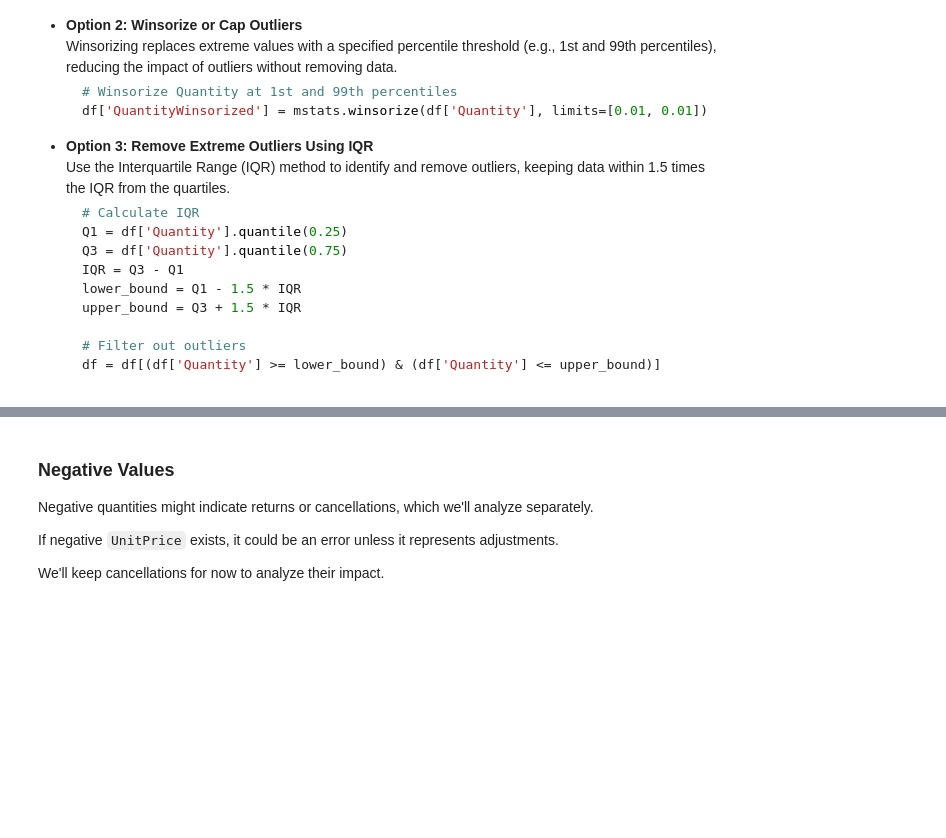
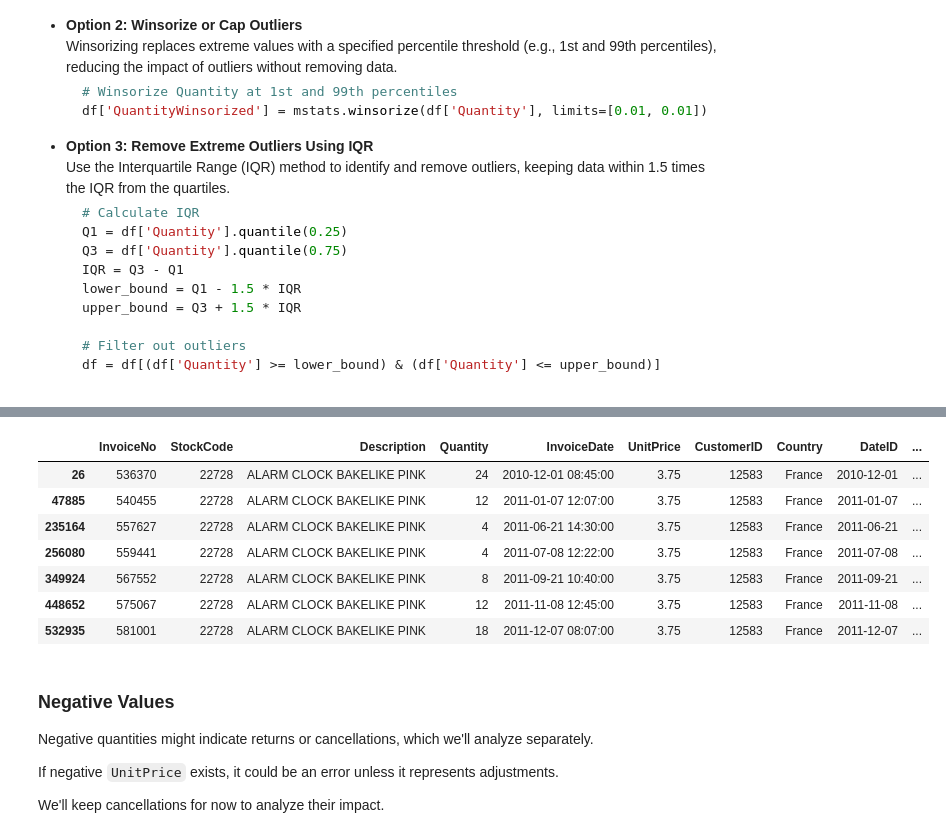
Before and after one commit to nbembi/AA_500_USD_Group9_CustomerSegmentation, a Jupyter notebook: 01_EDA.ipynb, the cells around one changed output, grey strips where cells are left out. Saved outputs shown, nothing was run; the diff lists cells and outputs as text; code cells hidden in the pictures; blank space fills up the shorter version.

```diff
--- a/01_EDA.ipynb
+++ b/01_EDA.ipynb
@@ -196,3 +263,14 @@ To address outliers, we can follow several approaches:
+# %%
+outlier_df[(outlier_df["CustomerID"]=="12583")&(outlier_df["StockCode"]=="22728")]
+# %% [output]
+|  | InvoiceNo | StockCode | Description | Quantity | InvoiceDate | UnitPrice | CustomerID | Country | DateID | ... |
+| 26 | 536370 | 22728 | ALARM CLOCK BAKELIKE PINK | 24 | 2010-12-01 08:45:00 | 3.75 | 12583 | France | 2010-12-01 | ... |
+| 47885 | 540455 | 22728 | ALARM CLOCK BAKELIKE PINK | 12 | 2011-01-07 12:07:00 | 3.75 | 12583 | France | 2011-01-07 | ... |
+| 235164 | 557627 | 22728 | ALARM CLOCK BAKELIKE PINK | 4 | 2011-06-21 14:30:00 | 3.75 | 12583 | France | 2011-06-21 | ... |
+| 256080 | 559441 | 22728 | ALARM CLOCK BAKELIKE PINK | 4 | 2011-07-08 12:22:00 | 3.75 | 12583 | France | 2011-07-08 | ... |
+| 349924 | 567552 | 22728 | ALARM CLOCK BAKELIKE PINK | 8 | 2011-09-21 10:40:00 | 3.75 | 12583 | France | 2011-09-21 | ... |
+| 448652 | 575067 | 22728 | ALARM CLOCK BAKELIKE PINK | 12 | 2011-11-08 12:45:00 | 3.75 | 12583 | France | 2011-11-08 | ... |
+| 532935 | 581001 | 22728 | ALARM CLOCK BAKELIKE PINK | 18 | 2011-12-07 08:07:00 | 3.75 | 12583 | France | 2011-12-07 | ... |
 # %% [markdown]
 ### Negative Values
 
```
Also changed, not shown: parts of 16 cells of this notebook.
